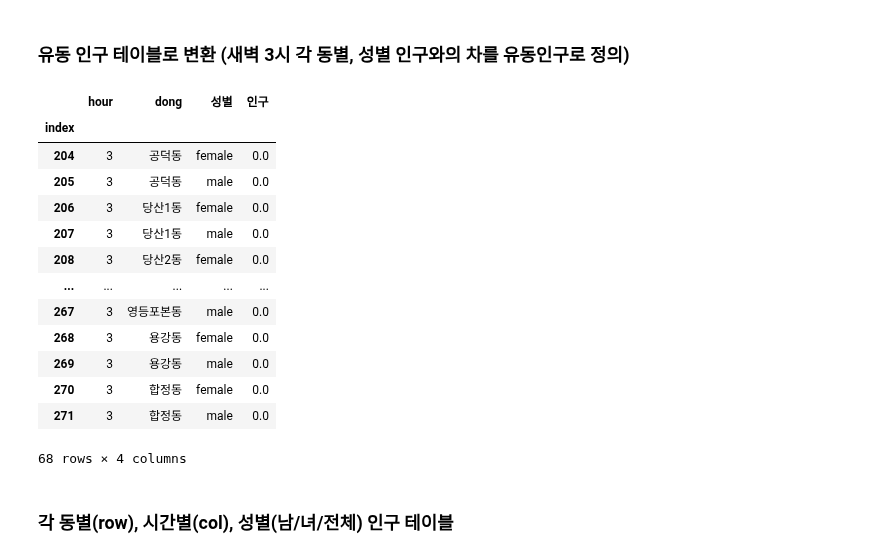
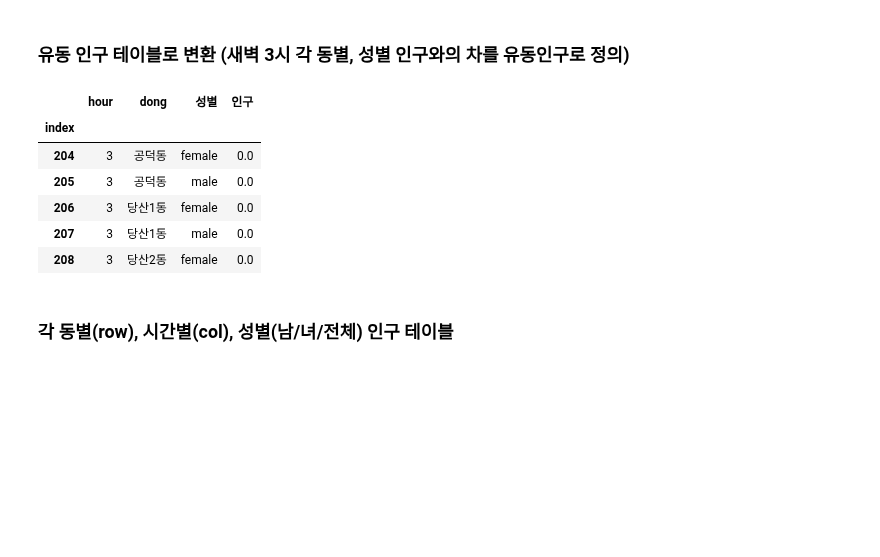
Before and after one commit to Edwardkim0/Place_trend_analysis, a Jupyter notebook: eda_map.ipynb, the cells around one changed output. Saved outputs shown, nothing was run; the diff lists cells and outputs as text; code cells hidden in the pictures; blank space fills up the shorter version.

```diff
--- a/eda_map.ipynb
+++ b/eda_map.ipynb
@@ -13,7 +54,7 @@ import geopandas as gpd
 # %%
-yp_df = pd.read_excel("../../data/moving_population/ingu_hour_yeungdeungpo.xlsx",sheet_name=0)
+yp_df = pd.read_excel("../data/moving_population/ingu_hour_yeungdeungpo.xlsx",sheet_name=0)
 # %%
-mp_df = pd.read_excel("../../data/moving_population/ingu_hour_mapo.xlsx",sheet_name=0)
+mp_df = pd.read_excel("../data/moving_population/ingu_hour_mapo.xlsx",sheet_name=0)
 # %%
 ingu_var = [x for x in yp_df.columns if '_ingu' in x and len(x)>13]
 print(len(ingu_var))
@@ -136,22 +233,15 @@ for _hour in range(24):
     move_ypmp_groupby.iloc[_hour*length:(_hour+1)*length,3] = diff
 move_ypmp_groupby.to_csv('ypmp_hour_dong_sex_ingu.csv')
 # %%
-move_ypmp_groupby.iloc[3*length:(3+1)*length,:]
+move_ypmp_groupby.iloc[3*length:(3+1)*length,:].head()
 # %% [output]
 |  | hour | dong | 성별 | 인구 |
 | index |  |  |  |  |
 | 204 | 3 | 공덕동 | female | 0.0 |
 | 205 | 3 | 공덕동 | male | 0.0 |
 | 206 | 3 | 당산1동 | female | 0.0 |
 | 207 | 3 | 당산1동 | male | 0.0 |
 | 208 | 3 | 당산2동 | female | 0.0 |
-| ... | ... | ... | ... | ... |
-| 267 | 3 | 영등포본동 | male | 0.0 |
-| 268 | 3 | 용강동 | female | 0.0 |
-| 269 | 3 | 용강동 | male | 0.0 |
-| 270 | 3 | 합정동 | female | 0.0 |
-| 271 | 3 | 합정동 | male | 0.0 |
-68 rows × 4 columns
 # %% [markdown]
 ### 각 동별(row), 시간별(col), 성별(남/녀/전체) 인구 테이블
 # %%
```
Also changed, not shown: parts of 16 cells of this notebook, 3 other files.
